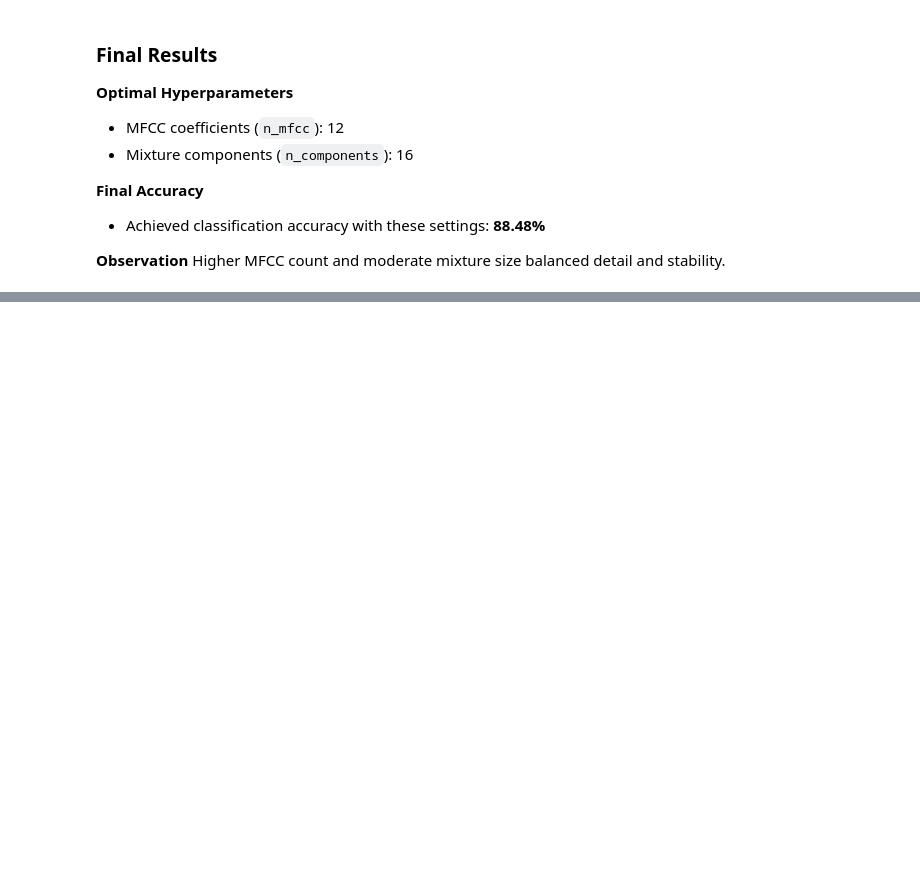
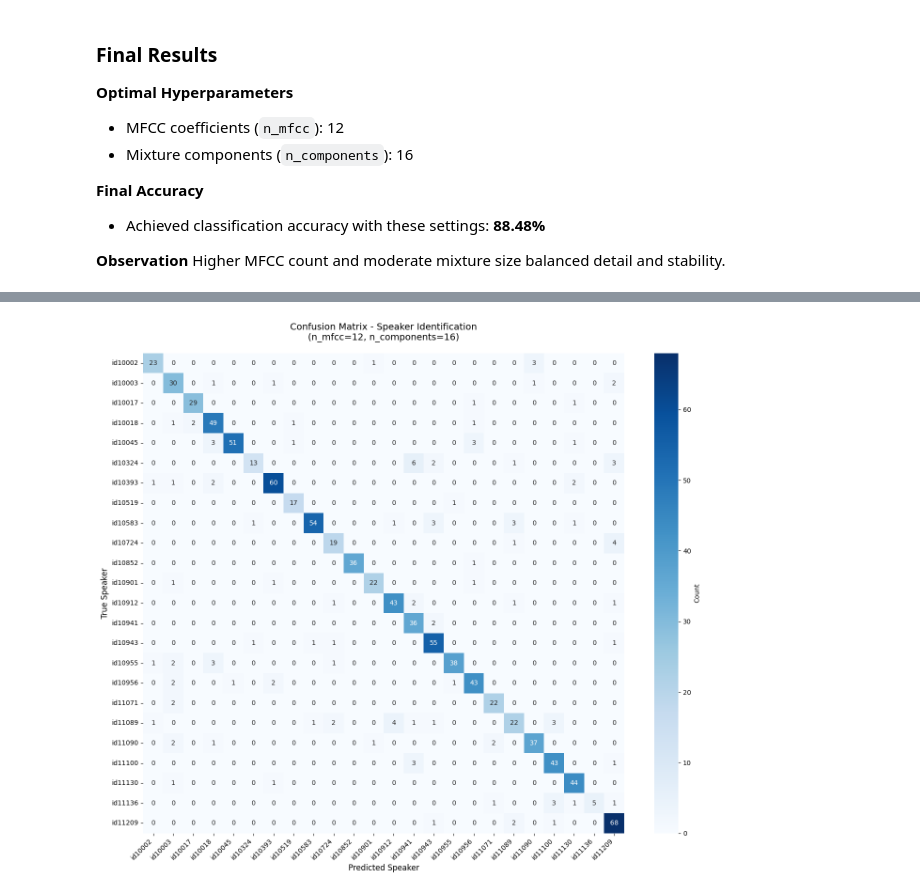
Before and after one commit to shivambhagat79/em-speaker-identification, a Jupyter notebook: main.ipynb, the cells around one changed output, grey strips where cells are left out. Cells and saved outputs as stored; diff of their text form; code cells hidden in the pictures; blank space fills up the shorter version.

```diff
--- a/main.ipynb
+++ b/main.ipynb
@@ -281,0 +329,95 @@ Higher MFCC count and moderate mixture size balanced detail and stability.
+# %%
+
+
+def generate_confusion_matrix(n_mfcc, n_components):
+    """
+    Train model and generate confusion matrix for speaker identification.
+    """
+    print(f"Training final model with n_mfcc={n_mfcc}, n_components={n_components}")
+    dataset_path = 'dataset/vox1_indian/content/vox_indian/'
+
+    # Load and prepare data
+    train_files, test_files, speakers = load_and_split_data(dataset_path)
+    train_features, test_features = prepare_features(train_files, test_files, speakers, n_mfcc)
+
+    # Train models
+    gmm_models = train_models(train_features, speakers, n_components)
+
+    # Collect predictions and true labels
+    y_true = []
+    y_pred = []
+
+    for speaker, files in test_features.items():
+        if speaker not in speakers:
+            continue
+        for file, features in files.items():
+            if features.shape[0] == 0:
+                continue
+
+            # Calculate scores for all speakers
+            scores = {}
+            for speaker_id, gmm in gmm_models.items():
+                if speaker_id not in speakers:
+                    continue
+                score = gmm.score(features)
+                scores[speaker_id] = score
+
+            if not scores:
+                continue
+
+            predicted_speaker = max(scores, key=scores.get)
+            y_true.append(speaker)
+            y_pred.append(predicted_speaker)
+
+    return y_true, y_pred, speakers
+
+# Generate confusion matrix with optimal hyperparameters
+best_n_mfcc = 12
+best_n_components = 16
+
+y_true, y_pred, speakers = generate_confusion_matrix(best_n_mfcc, best_n_components)
+
+# Create confusion matrix
+cm = confusion_matrix(y_true, y_pred, labels=speakers)
+
+# Visualize confusion matrix
+plt.figure(figsize=(14, 12))
+sns.heatmap(cm, annot=True, fmt='d', cmap='Blues',
+            xticklabels=speakers, yticklabels=speakers,
+            cbar_kws={'label': 'Count'})
+plt.title(f'Confusion Matrix - Speaker Identification\n(n_mfcc={best_n_mfcc}, n_components={best_n_components})',
+          fontsize=14, pad=20)
+plt.xlabel('Predicted Speaker', fontsize=12)
+plt.ylabel('True Speaker', fontsize=12)
+plt.xticks(rotation=45, ha='right')
+plt.yticks(rotation=0)
+plt.tight_layout()
+
+# Save as PNG
+output_path = 'confusion_matrix.png'
+plt.savefig(output_path, dpi=300, bbox_inches='tight')
+print(f"\nConfusion matrix saved to: {output_path}")
+
+plt.show()
+
+# Calculate and display per-speaker accuracy
+print("\n=== Per-Speaker Performance ===")
+for i, speaker in enumerate(speakers):
+    correct = cm[i, i]
+    total = cm[i, :].sum()
+    if total > 0:
+        accuracy = (correct / total) * 100
+        print(f"{speaker}: {accuracy:.2f}% ({correct}/{total} correct)")
+
+# Identify most confused speaker pairs
+print("\n=== Most Confused Speaker Pairs ===")
+confusion_pairs = []
+for i in range(len(speakers)):
+    for j in range(len(speakers)):
+        if i != j and cm[i, j] > 0:
+            confusion_pairs.append((speakers[i], speakers[j], cm[i, j]))
+
+confusion_pairs.sort(key=lambda x: x[2], reverse=True)
+for true_speaker, pred_speaker, count in confusion_pairs[:10]:
+    print(f"{true_speaker} misclassified as {pred_speaker}: {count} times")
+# %% [output]
@@ -281,0 +427 @@ Higher MFCC count and moderate mixture size balanced detail and stability.
+[figure, added]
```
Also changed, not shown: parts of 5 cells of this notebook, 1 other file.
